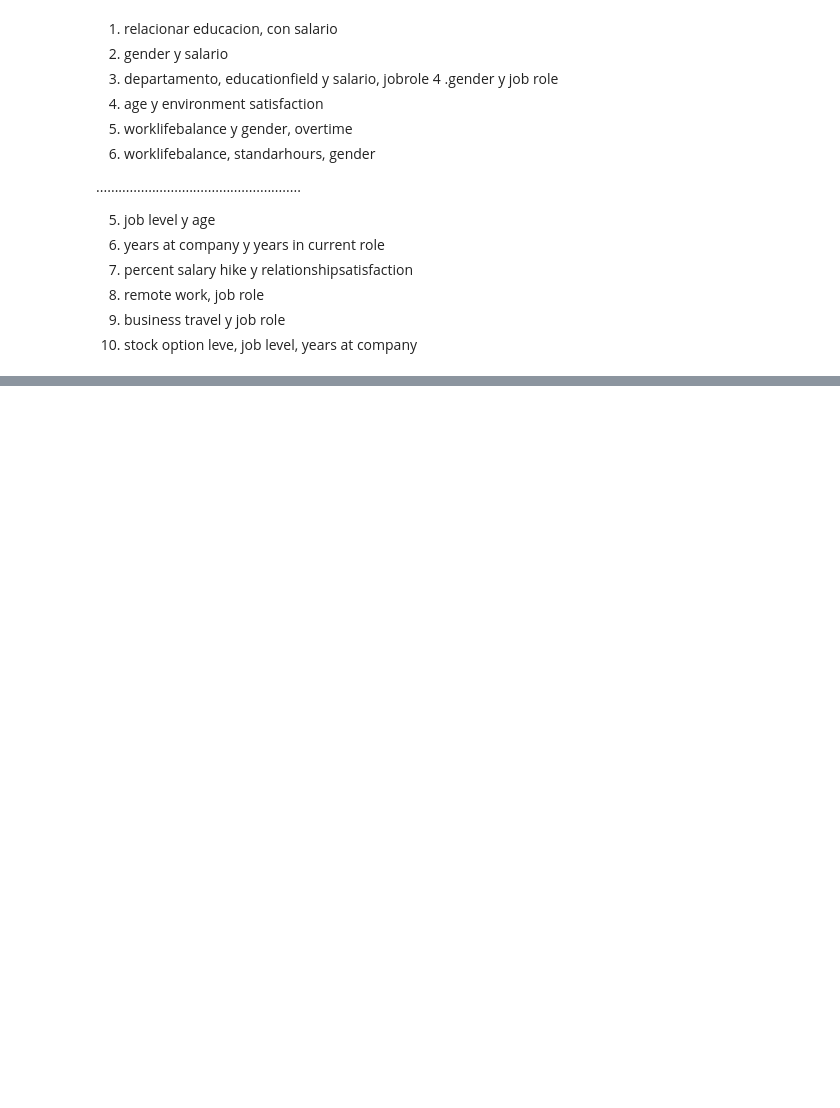
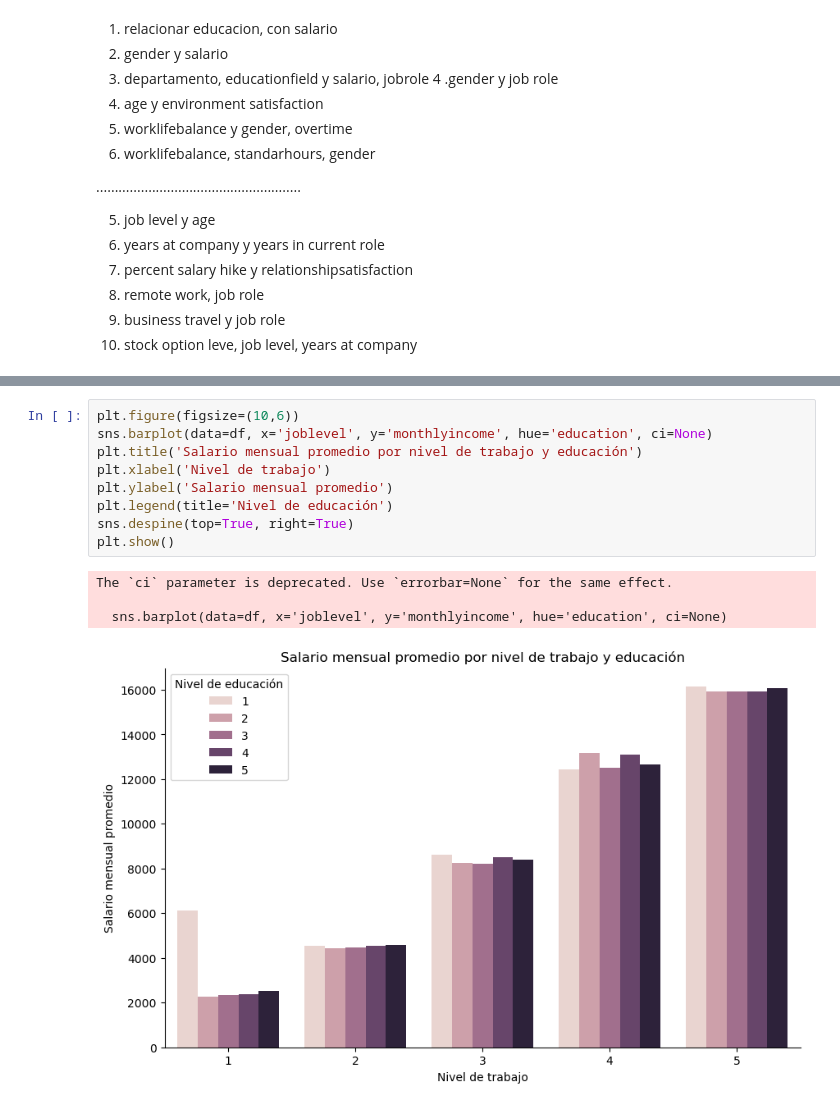
Before and after one commit to BiancaGemarR/promo_56_proyecto_mod3_team1, a Jupyter notebook: graficas.ipynb, the cells around one changed output, grey strips where cells are left out. Cells and saved outputs as stored; diff of their text form; blank space fills up the shorter version.

```diff
--- a/graficas.ipynb
+++ b/graficas.ipynb
@@ -38,0 +82,14 @@ Index(['age', 'attrition', 'businesstravel', 'dailyrate', 'department',
+# %%
+plt.figure(figsize=(10,6))
+sns.barplot(data=df, x='joblevel', y='monthlyincome', hue='education', ci=None)
+plt.title('Salario mensual promedio por nivel de trabajo y educación')
+plt.xlabel('Nivel de trabajo')
+plt.ylabel('Salario mensual promedio')
+plt.legend(title='Nivel de educación')
+sns.despine(top=True, right=True)
+plt.show()
+# %% [output]
+The `ci` parameter is deprecated. Use `errorbar=None` for the same effect.
+
+  sns.barplot(data=df, x='joblevel', y='monthlyincome', hue='education', ci=None)
+[figure, added]
```
Also changed, not shown: parts of 16 cells of this notebook, 1 other file.
